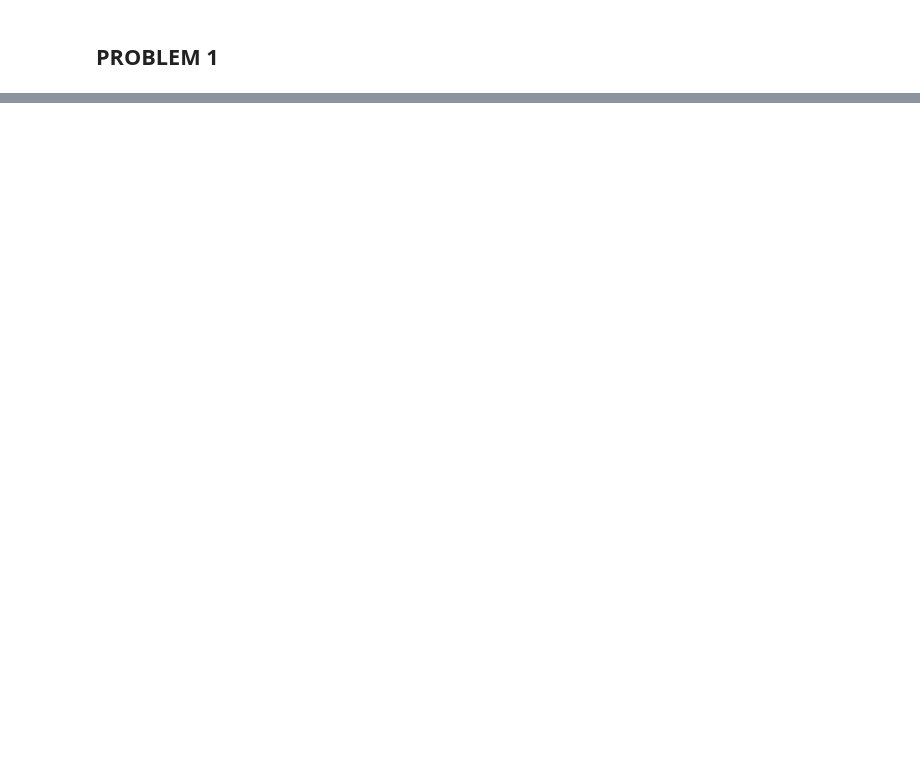
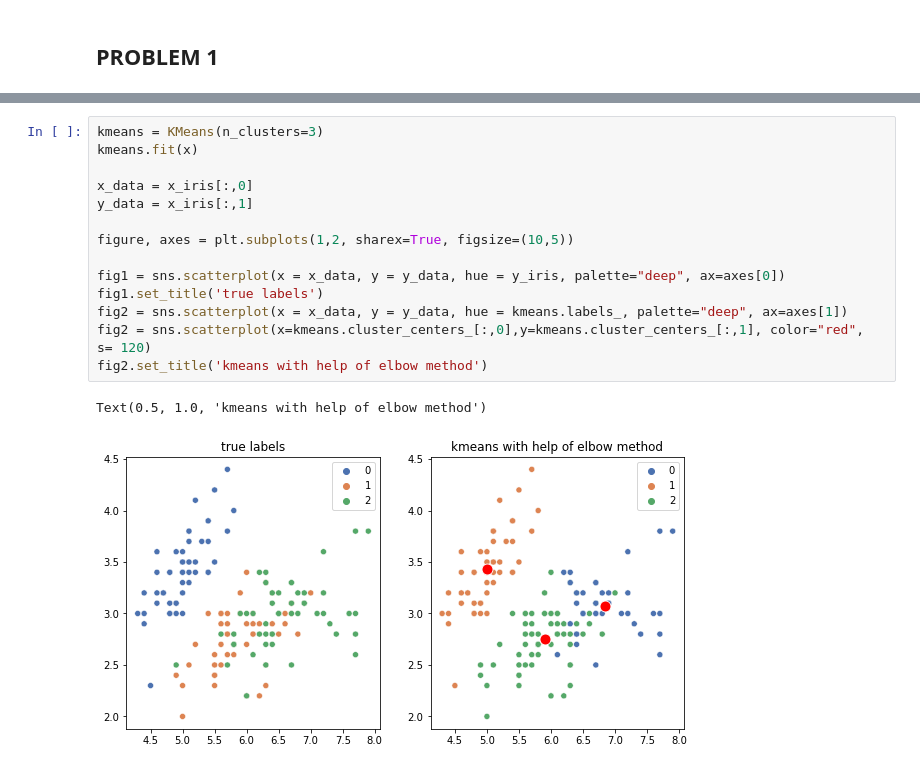
Before and after one commit to liwatts/AdvancedML, a Jupyter notebook: homework_1.ipynb, the cells around one changed output, grey strips where cells are left out. Drawn from its saved outputs; the diff is of its cells as text; blank space fills up the shorter version.

```diff
--- a/homework_1.ipynb
+++ b/homework_1.ipynb
@@ -84,0 +116,17 @@ for i in range(len(centroid_list)):
+# %%
+kmeans = KMeans(n_clusters=3)
+kmeans.fit(x)
+
+x_data = x_iris[:,0]
+y_data = x_iris[:,1]
+
+figure, axes = plt.subplots(1,2, sharex=True, figsize=(10,5))
+
+fig1 = sns.scatterplot(x = x_data, y = y_data, hue = y_iris, palette="deep", ax=axes[0])
+fig1.set_title('true labels')
+fig2 = sns.scatterplot(x = x_data, y = y_data, hue = kmeans.labels_, palette="deep", ax=axes[1])
+fig2 = sns.scatterplot(x=kmeans.cluster_centers_[:,0],y=kmeans.cluster_centers_[:,1], color="red", s= 120)
+fig2.set_title('kmeans with help of elbow method')
+# %% [output]
+Text(0.5, 1.0, 'kmeans with help of elbow method')
+[figure, added]
```
Also changed, not shown: parts of 7 cells of this notebook.
